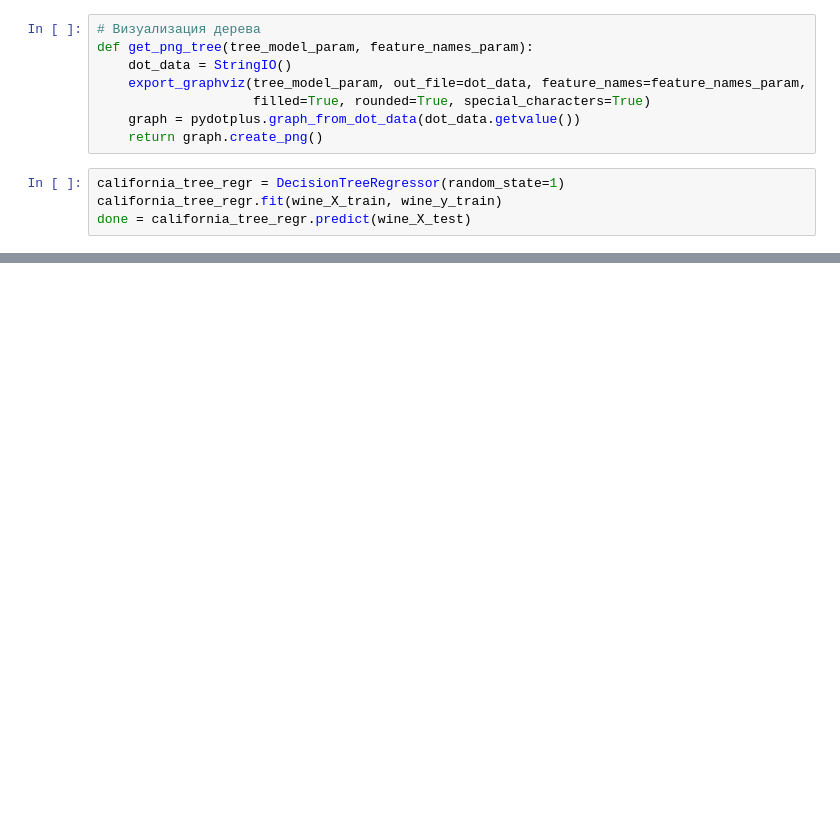
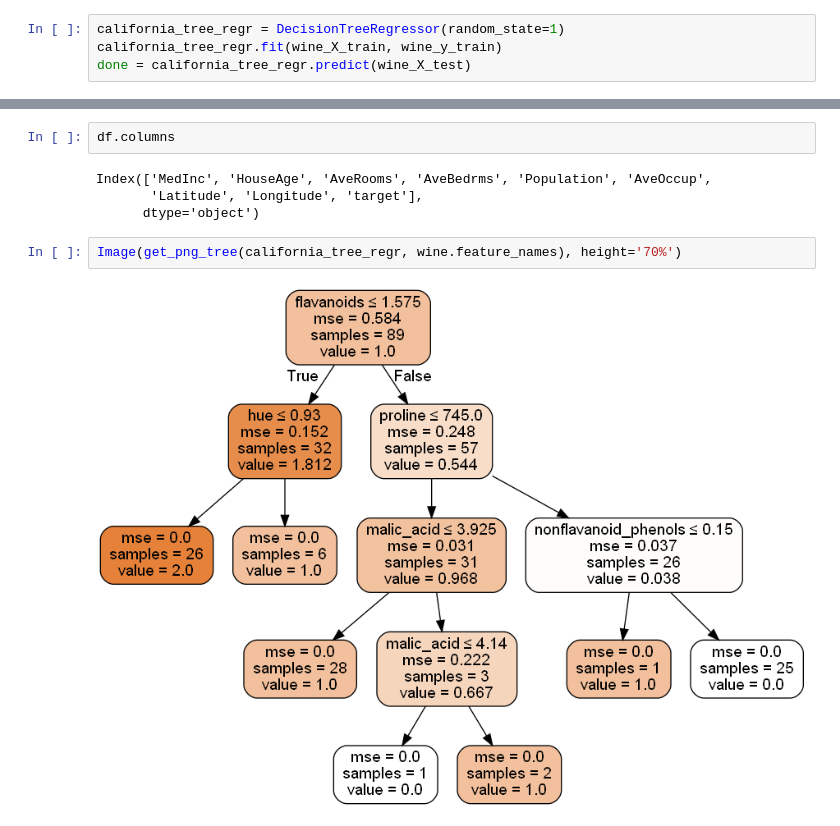
Before and after one commit to NickDemiman/TMO, a Jupyter notebook: 4 lab/main.ipynb, the cells around one changed output, grey strips where cells are left out. Cells and saved outputs as stored; diff of their text form; blank space fills up the shorter version.

```diff
--- a/4 lab/main.ipynb
+++ b/4 lab/main.ipynb
@@ -473,13 +475,5 @@ InvocationException: GraphViz's executables not found
 # %% [markdown]
 #### DecisionTreeRegressor
-# %%
-# Визуализация дерева
-def get_png_tree(tree_model_param, feature_names_param):
-    dot_data = StringIO()
-    export_graphviz(tree_model_param, out_file=dot_data, feature_names=feature_names_param,
-                    filled=True, rounded=True, special_characters=True)
-    graph = pydotplus.graph_from_dot_data(dot_data.getvalue())
-    return graph.create_png()
 # %%
 california_tree_regr = DecisionTreeRegressor(random_state=1)
 california_tree_regr.fit(wine_X_train, wine_y_train)
@@ -486,0 +489,10 @@ done = california_tree_regr.predict(wine_X_test)
+# %%
+df.columns
+# %% [output]
+Index(['MedInc', 'HouseAge', 'AveRooms', 'AveBedrms', 'Population', 'AveOccup',
+       'Latitude', 'Longitude', 'target'],
+      dtype='object')
+# %%
+Image(get_png_tree(california_tree_regr, wine.feature_names), height='70%')
+# %% [output]
+[figure, added]
```
Also changed, not shown: parts of 5 cells of this notebook, 6 other files.
